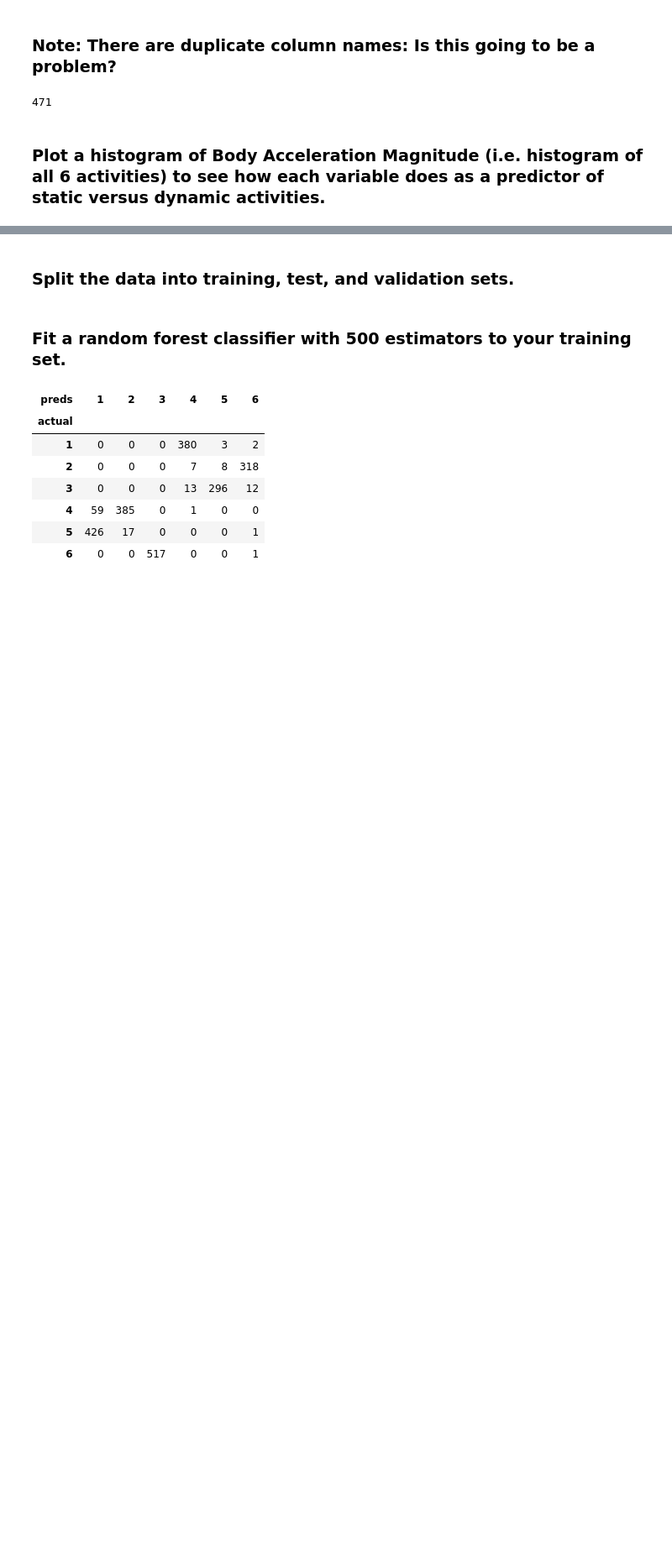
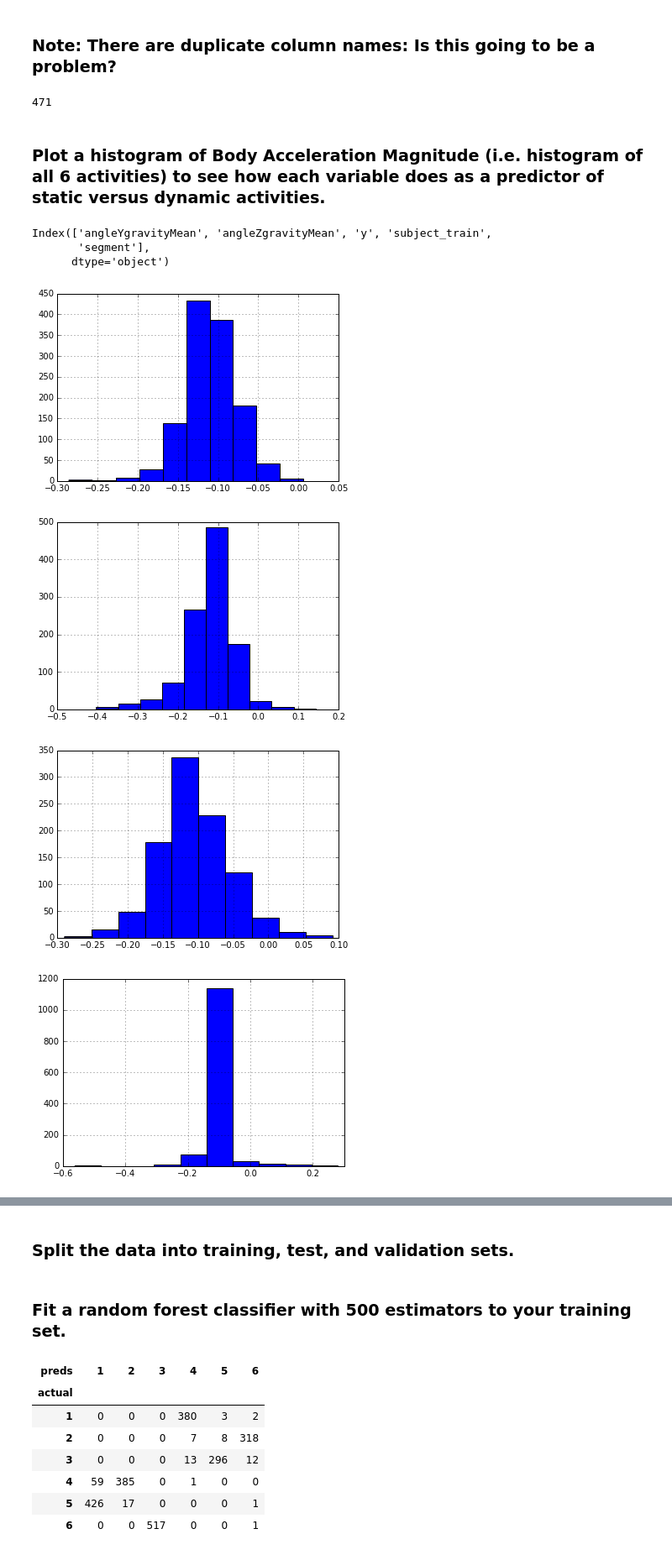
Before and after one commit to zadrozny/thinkful, a Jupyter notebook: u4_l2/u4_l2.ipynb, the cells around one changed output, grey strips where cells are left out. Shown at 84% size. Cells and saved outputs as stored; diff of their text form; code cells hidden in the pictures; blank space fills up the shorter version.

```diff
--- a/u4_l2/u4_l2.ipynb
+++ b/u4_l2/u4_l2.ipynb
@@ -93,3 +99,24 @@ len(set(df.columns))
 471
 # %% [markdown]
 ### Plot a histogram of Body Acceleration Magnitude (i.e. histogram of all 6 activities) to see how each variable does as a predictor of static versus dynamic activities.
+# %%
+df.columns[-5:]
+# %% [output]
+Index(['angleYgravityMean', 'angleZgravityMean', 'y', 'subject_train',
+       'segment'],
+      dtype='object')
+# %%
+%matplotlib inline
+import matplotlib.pyplot as plt
+
+
+for act in range(1, 7):
+    temp = df[df['y'] == act] # activities
+    plt.figure()
+    p = temp['tAccMeanZ'].hist()
+    plt.show()
+# %% [output]
+[figure, added]
+[figure, added]
+[figure, added]
+[figure, added]
```
Also changed, not shown: parts of 13 cells of this notebook.
